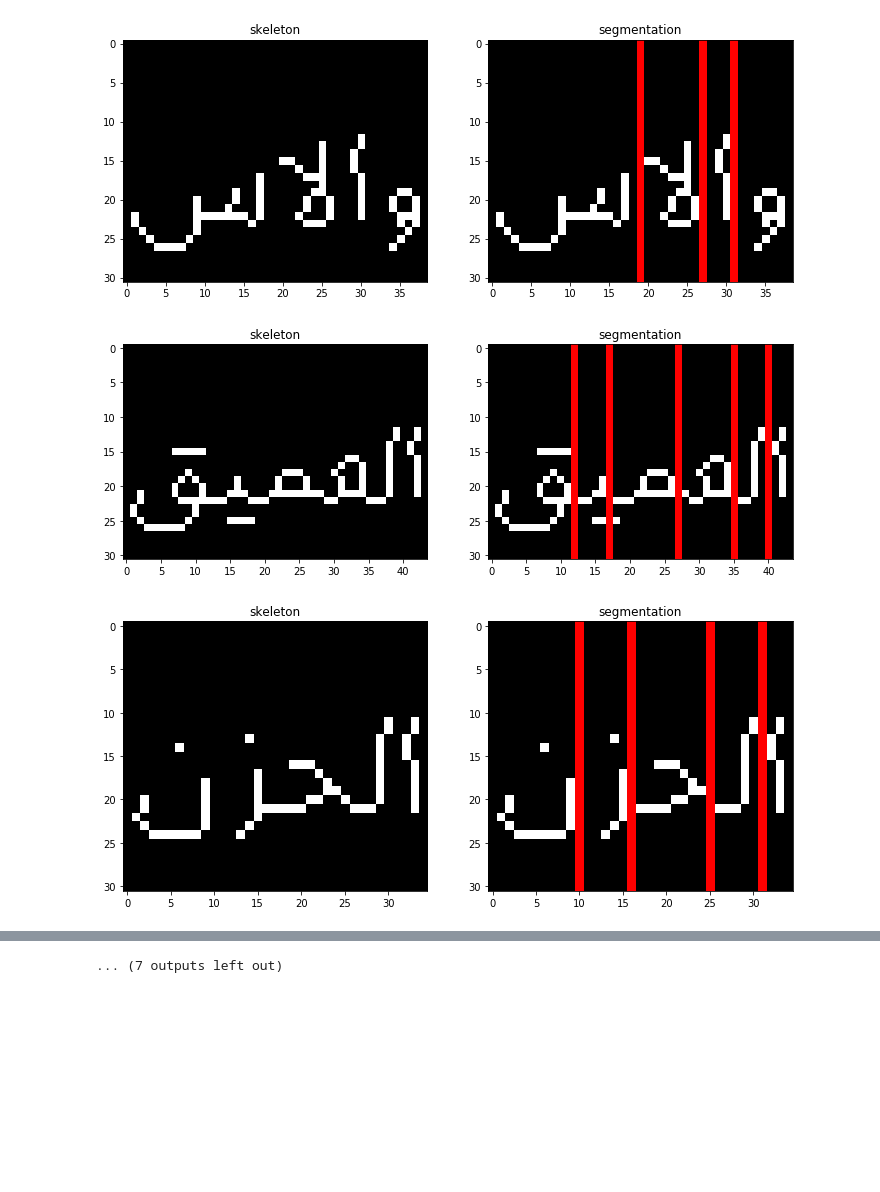
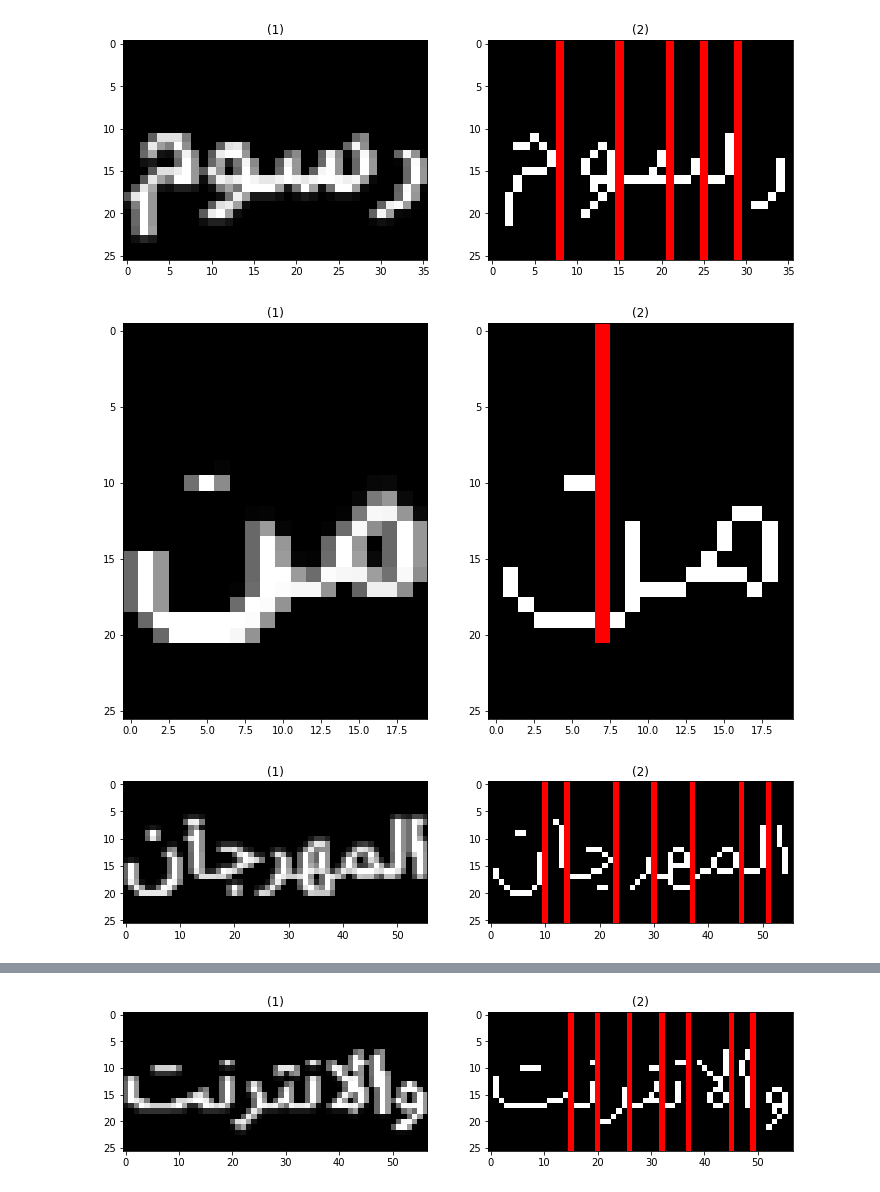
Before and after one commit to abdo-soliman/ArabicOCR, a Jupyter notebook: segmentation.ipynb, the cells around one changed output, grey strips where cells are left out. Saved outputs shown, nothing was run; the diff lists cells and outputs as text; code cells hidden in the pictures; blank space fills up the shorter version.

```diff
--- a/segmentation.ipynb
+++ b/segmentation.ipynb
@@ -104,9 +101,28 @@ def breakWords(line):
     H, W = line.shape
     hist = cv2.reduce(line, 0, cv2.REDUCE_AVG).reshape(-1)
 
-    th = 2
-    lefts = [x for x in range(W-1) if hist[x] <= th and hist[x+1] > th]
-    rights = [x for x in range(W-1) if hist[x] > th and hist[x+1] <= th]
+    lefts = []
+    rights = []
+
+    start = False
+    count = 0
+    possible_end = 0
+    for i in range(len(hist)):
+        if hist[i] != 0 and start:
+            count = 0
+
+        if hist[i] == 0 and start:
+            if count == 0:
+                possible_end = i
+            if count >= 3:
+                count = 0
+                start = False
+                rights.append(possible_end)
+            count = count + 1
+
+        if hist[i] != 0 and not start:
+            start = True
+            lefts.append(i)
 
     words = []
     if len(lefts) == len(rights):
@@ -189,6 +205,10 @@ hStart = (cv2.imread("./templates/7_template.png", 0) / 255).astype(np.uint8)
 shenMiddle = (cv2.imread("./templates/shen_middle_template.png", 0) / 255).astype(np.uint8)
 # %%
 def matchFirstCharacter(word):
+    yStart = (cv2.imread("./templates/y_template.png", 0) / 255).astype(np.uint8)
+    senStart = (cv2.imread("./templates/sen_start_template.png", 0) / 255).astype(np.uint8)
+    hStart = (cv2.imread("./templates/7_template.png", 0) / 255).astype(np.uint8)
+
     skeleton = toSkeleton(word)
     firstSenSep = templateMatch(skeleton, senStart, threshold=0.55)
     firstYSep = templateMatch(skeleton, yStart, threshold=0.8)
@@ -266,3 +305,3 @@ def characterSegmentation(word):
 # %%
-img = cv2.imread("./DataSets/test.png")
+img = cv2.imread("./DataSets/sample/test3/test3.png")
 lines = breakLines(img)
@@ -271,7 +308,8 @@ words = breakWords(lines[1])
 # %%
+words = breakWords(lines[5])
 for word in words:
-    show_images([toSkeleton(word), characterSegmentation(word.copy())], ["skeleton", "segmentation"])
+    show_images([word, segmenteCharacters(word, debug=True)])
 # %% [output]
-[figure, old version]
+[figure, new version]
-[figure, old version]
+[figure, new version]
-[figure, old version]
+[figure, new version]
@@ -287 +325 @@ for word in words:
-... (7 outputs left out)
+[figure, added]
```
Also changed, not shown: parts of 11 cells of this notebook, 3 other files.
